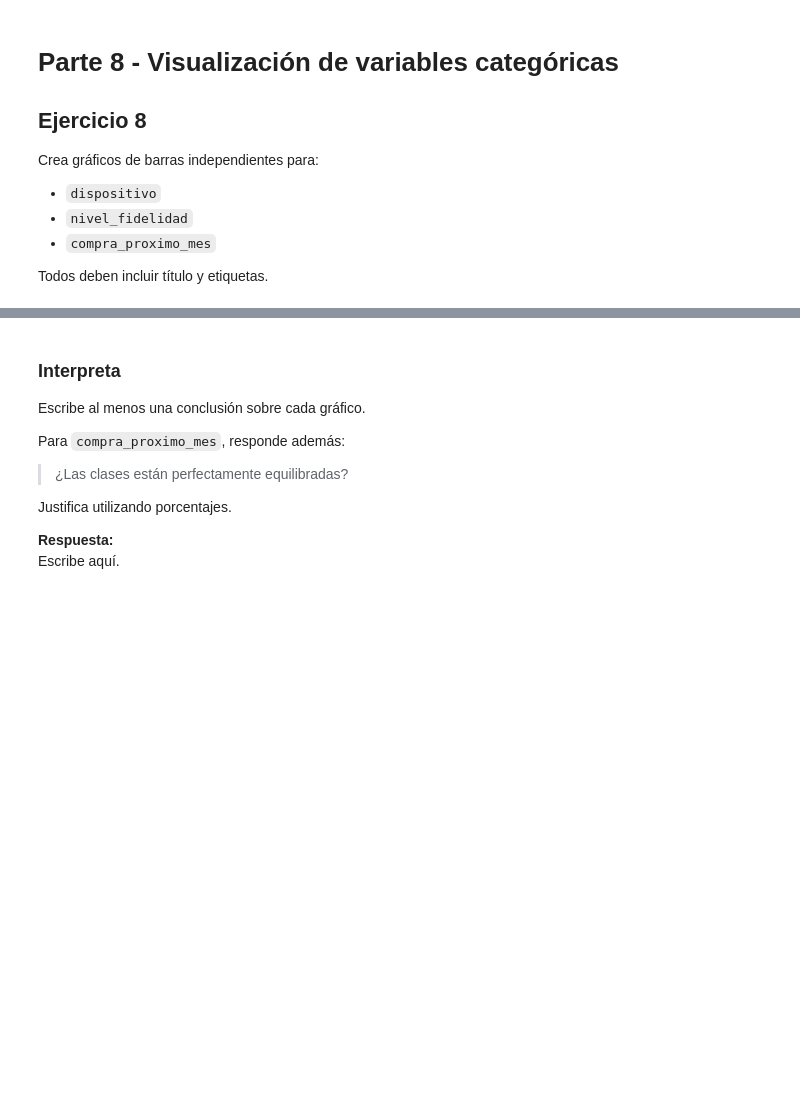
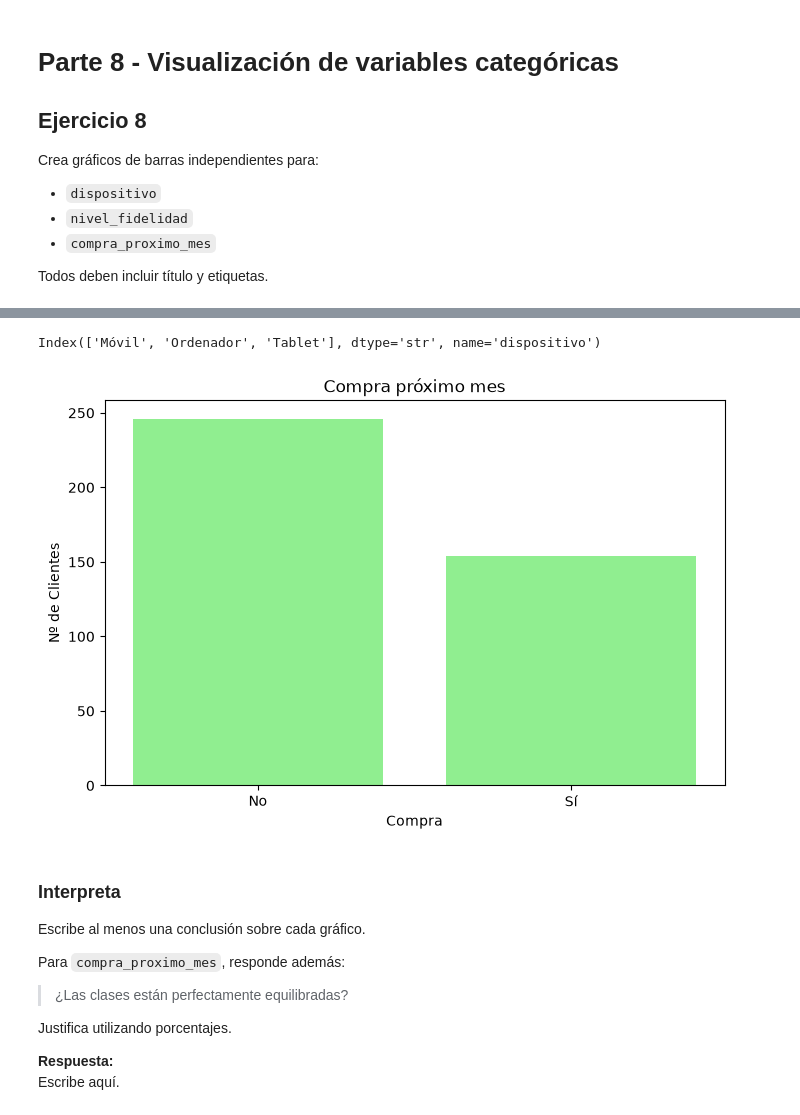
Before and after one commit to juanfeemv/jupyternotebooks, a Jupyter notebook: Practica_05_JuanFelipeMena.ipynb, the cells around one changed output, grey strips where cells are left out. Saved outputs shown, nothing was run; the diff lists cells and outputs as text; code cells hidden in the pictures; blank space fills up the shorter version.

```diff
--- a/Practica_05_JuanFelipeMena.ipynb
+++ b/Practica_05_JuanFelipeMena.ipynb
@@ -499,5 +594,18 @@ Todos deben incluir título y etiquetas.
 # %%
 # TODO: gráfico de barras de compra_proximo_mes
+conteoscompra_proximo_mes = df["compra_proximo_mes"].value_counts()
+print(conteoscompra_proximo_mes.index)
+
+plt.figure(figsize = (8, 5))
+plt.bar(conteoscompra_proximo_mes.index, conteoscompra_proximo_mes.values, color = "Lightgreen")
+plt.xlabel("Compra")
+plt.ylabel("Nº de Clientes")
+plt.title("Compra próximo mes")
+plt.tight_layout()
+plt.show()
+# %% [output]
+Index(['Móvil', 'Ordenador', 'Tablet'], dtype='str', name='dispositivo')
+[figure, added]
 # %% [markdown]
 ### Interpreta
 
```
Also changed, not shown: parts of 11 cells of this notebook.
